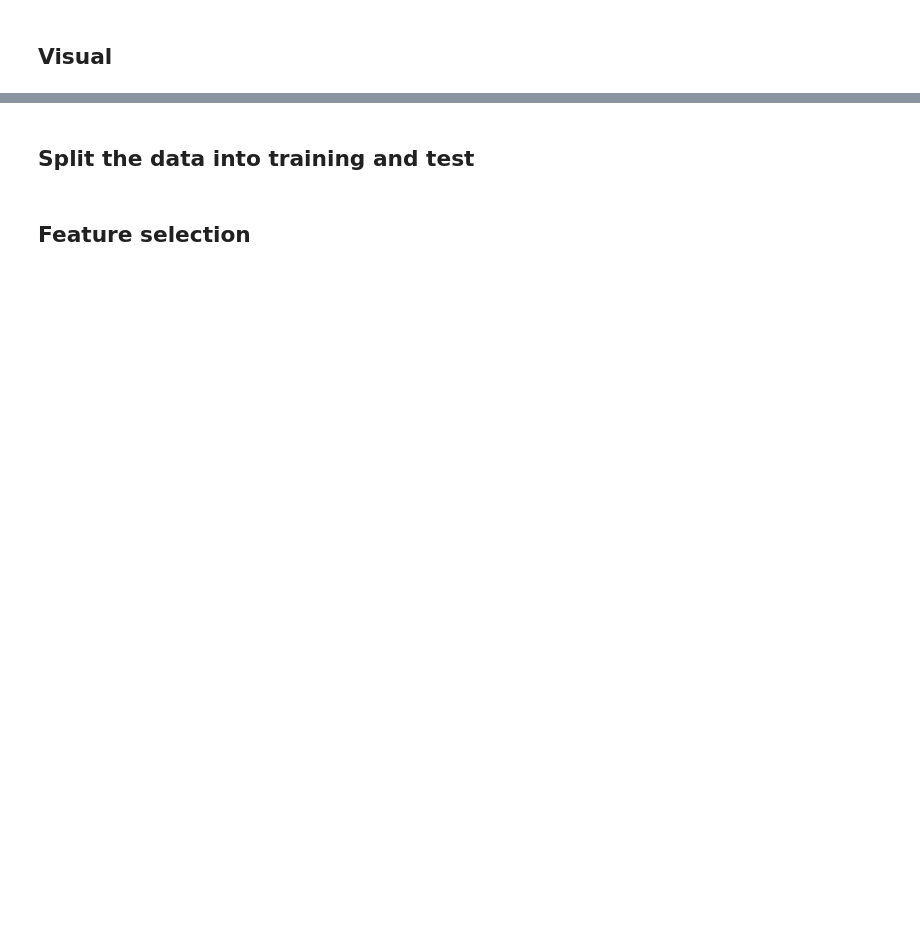
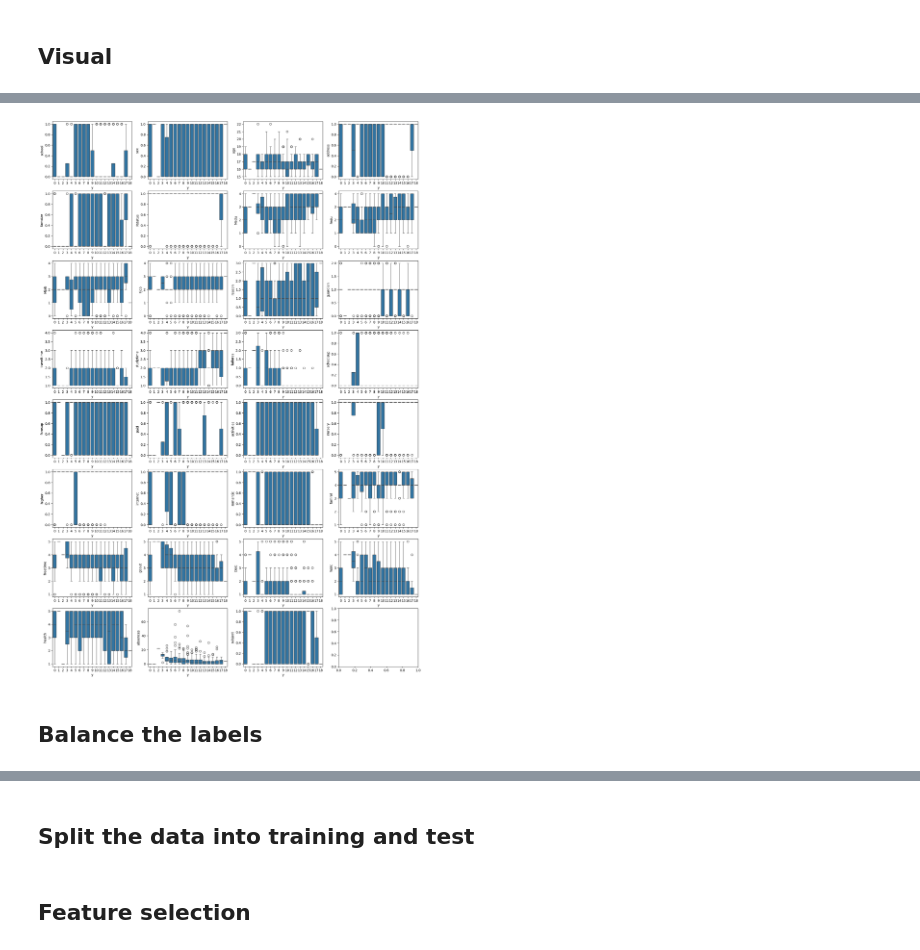
Before and after one commit to notfakearcher/yanjun, a Jupyter notebook: 01_topics/machine_learning/supervised_learning/bagging.ipynb, the cells around one changed output, grey strips where cells are left out. Drawn from its saved outputs; the diff is of its cells as text; code cells hidden in the pictures; blank space fills up the shorter version.

```diff
--- a/01_topics/machine_learning/supervised_learning/bagging.ipynb
+++ b/01_topics/machine_learning/supervised_learning/bagging.ipynb
@@ -64,4 +65,5 @@ p_m = pd.concat([math, portuguese])
 p_m
 
 # shuffle all rows in the pM dataframe
-p_m = p_m.sample(frac = 1).reindex()
+p_m = p_m.sample(frac = 1).reset_index(drop = 'index')
+p_m
@@ -87,0 +120,16 @@ X[object_name] = X.select_dtypes(object).apply(LabelEncoder().fit_transform)
+# %%
+# combine dataframes together
+
+# approach 1:
+df_alcohol = X.copy()
+df_alcohol['y'] = y
+df_alcohol
+
+# approach 2:
+# df_alcohol = X.assign(y = y)
+# df_alcohol
+
+# approach 3:
+# y = pd.DataFrame({'y': y})
+# df_alcohol = pd.concat([X, y], axis = 1)
+# df_alcohol
@@ -107,0 +152,20 @@ TypeError: 'module' object is not callable
+# %%
+X_row, X_col = X.shape
+n_row = 8
+n_col = 4
+figsize = (20,30)
+fig , axs = plt.subplots(nrows = n_row, ncols = n_col, figsize = figsize)
+
+# plot each X
+i = 0
+for X_col in X.columns:
+  row_i = int(i/4)
+  col_i = i - (row_i * 4)
+  sns.boxplot(ax = axs[row_i, col_i], data = df_alcohol, y = X_col , x = 'y')
+  i = i + 1
+
+plt.show()
+# %% [output]
+[figure, added]
+# %% [markdown]
+## Balance the labels
```
Also changed, not shown: parts of 19 cells of this notebook.
